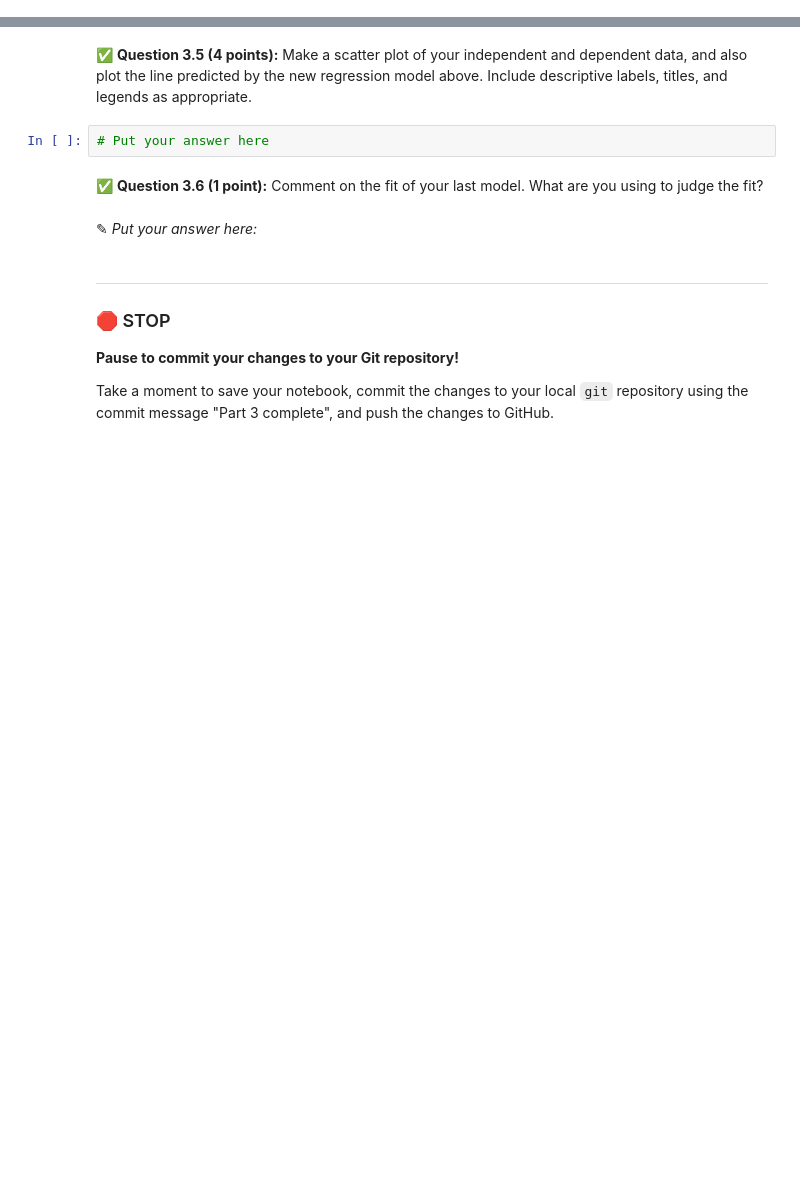
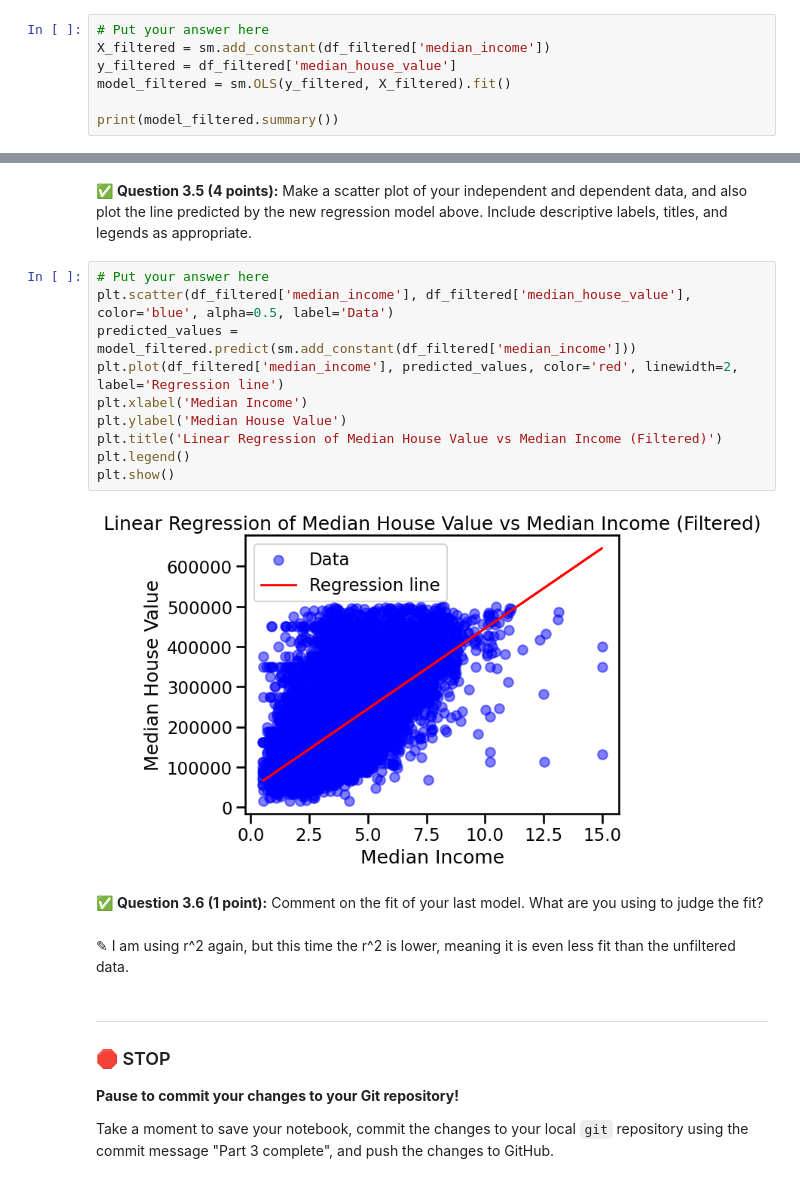
Before and after one commit to ryanc2525/CMSE202-f25-turnin, a Jupyter notebook: hw-03/HW-03_Regression-F25-RyanCampbell.ipynb, the cells around one changed output, grey strips where cells are left out. Saved outputs shown, nothing was run; the diff lists cells and outputs as text; blank space fills up the shorter version.

```diff
--- a/hw-03/HW-03_Regression-F25-RyanCampbell.ipynb
+++ b/hw-03/HW-03_Regression-F25-RyanCampbell.ipynb
@@ -198,0 +238,7 @@ In this part, we'll perform some one-variable linear regression analysis on the
+# %%
+# Put your answer here
+X_filtered = sm.add_constant(df_filtered['median_income'])
+y_filtered = df_filtered['median_house_value']
+model_filtered = sm.OLS(y_filtered, X_filtered).fit()
+
+print(model_filtered.summary())
@@ -199,11 +263,21 @@ In this part, we'll perform some one-variable linear regression analysis on the
 # %% [markdown]
 &#9989; **Question 3.5 (4 points):** Make a scatter plot of your independent and dependent data, and also plot the line predicted by the new regression model above. Include descriptive labels, titles, and legends as appropriate.
-# %%
-# Put your answer here
+# %%
+# Put your answer here
+plt.scatter(df_filtered['median_income'], df_filtered['median_house_value'], color='blue', alpha=0.5, label='Data')
+predicted_values = model_filtered.predict(sm.add_constant(df_filtered['median_income']))
+plt.plot(df_filtered['median_income'], predicted_values, color='red', linewidth=2, label='Regression line')
+plt.xlabel('Median Income')
+plt.ylabel('Median House Value')
+plt.title('Linear Regression of Median House Value vs Median Income (Filtered)')
+plt.legend()
+plt.show()
+# %% [output]
+[figure, added]
 # %% [markdown]
 &#9989; **Question 3.6 (1 point):** Comment on the fit of your last model. What are you using to judge the fit?
-# %% [markdown]
-<font size=+3>&#9998;</font> _Put your answer here:_
+# %% [markdown]
+<font size=+3>&#9998;</font> I am using r^2 again, but this time the r^2 is lower, meaning it is even less fit than the unfiltered data.
 # %% [markdown]
 ---
 ### &#128721; STOP
```
Also changed, not shown: parts of 9 cells of this notebook.
